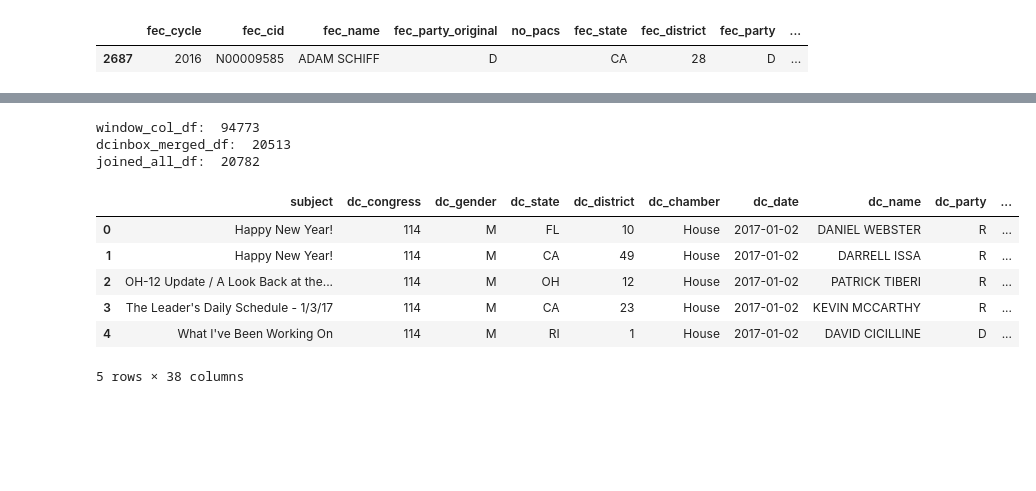
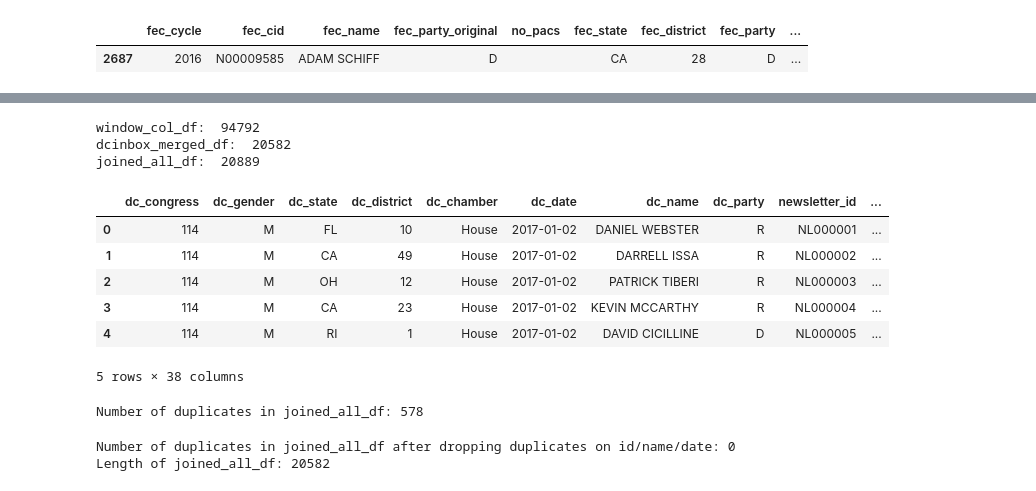
Before and after one commit to marobinette/cfd-project-ds1, a Jupyter notebook: notebooks/Matched_Politicians_Dataset_Creation.ipynb, the cells around one changed output, grey strips where cells are left out. Saved outputs shown, nothing was run; the diff lists cells and outputs as text; code cells hidden in the pictures; blank space fills up the shorter version.

```diff
--- a/notebooks/Matched_Politicians_Dataset_Creation.ipynb
+++ b/notebooks/Matched_Politicians_Dataset_Creation.ipynb
@@ -522,6 +441,9 @@ dcinbox_filtered_df = dcinbox_filtered_df.drop(
     errors='ignore'
 )
 
+# Convert the ID field to an integer
+dcinbox_filtered_df['ID'] = pd.to_numeric(dcinbox_filtered_df['ID'], errors='coerce').fillna(0).astype(int)
+
 print("Records in dcinbox_filtered_df:", len(dcinbox_filtered_df))
 print("newsletter count:", dcinbox_filtered_df["newsletter_count"].sum())
 
@@ -544,15 +466,22 @@ print(len(dcinbox_filtered_df))
 dcinbox_filtered_df['Date'] = pd.to_datetime(dcinbox_filtered_df['Date'])
 emotion_clean_df['date'] = pd.to_datetime(emotion_clean_df['date'])
 
+# dcinbox_emotion_df = dcinbox_filtered_df.merge(
+#     emotion_clean_df,
+#     left_on = ["Full Name", "Date", "Subject"],
+#     right_on = ["full_name", "date", "subject"],
+#     how = 'left'
+# )
+
 dcinbox_emotion_df = dcinbox_filtered_df.merge(
     emotion_clean_df,
-    left_on = ["Full Name", "Date", "Subject"],
-    right_on = ["full_name", "date", "subject"],
+    left_on = ["ID"],
+    right_on = ["id"],
     how = 'left'
 )
 
 # Drop the columns we don't need
-dcinbox_emotion_df = dcinbox_emotion_df.drop(columns=["full_name", "date", "subject", "first_name", "last_name"])
+dcinbox_emotion_df = dcinbox_emotion_df.drop(columns=["Subject", "full_name", "date", "subject", "first_name", "last_name"])
 
 print(dcinbox_filtered_df.columns)
 print(dcinbox_emotion_df.columns)
@@ -612,9 +540,9 @@ Number of duplicates in emotion_clean_df: 59
 # %%
-# Drop duplicate records from dcinbox data
+# Drop any duplicate records from dcinbox data
 
-dcinbox_emotion_df = dcinbox_emotion_df.drop_duplicates(subset=['Full Name', 'Date', 'Subject'])
+dcinbox_emotion_df = dcinbox_emotion_df.drop_duplicates(subset=['ID'])
 
-dc_dupes = dcinbox_emotion_df[dcinbox_emotion_df.duplicated(subset=["Full Name", "Date", "Subject"], keep=False)]
+dc_dupes = dcinbox_emotion_df[dcinbox_emotion_df.duplicated(subset=["ID"], keep=False)]
 print("Number of duplicates in dcinbox_emotion_df:", len(dc_dupes))
 
 print("Length of dcinbox_filered_df:", len(dcinbox_emotion_df))
@@ -746,6 +674,12 @@ window_col_df = window_col_df.sort_values(by = group_cols + ["contrib_date"])
 
 # Define a general rolling window function
 def add_forward_rolling_sum(df, value_cols, window_days = input_window_days):
+    """
+    args: df: this df is blah
+
+
+    output: a new dataframe with columns
+    """
     # value_cols should be a list, e.g. ["contrib_count", "contrib_amount"]
     days_col = "window_days"
     df[days_col] = 0  # initialize shared days column
@@ -886,24 +818,17 @@ Index(['subject', 'dc_congress', 'dc_gender', 'dc_state', 'dc_district',
 print("window_col_df: ", len(window_col_df))
 print("dcinbox_merged_df: ", len(dcinbox_merged_df))
 
-# small test set
-# dc_inbox_sum_df = dc_inbox_sum_df[dc_inbox_sum_df["dc_name"].str.contains("FINKENAUER")].copy()
-# dc_inbox_sum_df = dc_inbox_sum_df[dc_inbox_sum_df["dc_date"] >= "2020-01-30"].copy()
-
 # Merge by politician and date
 joined_all_df = dcinbox_merged_df.merge(
     window_col_df.drop(columns  =[
         'fec_cycle', 'fec_name', 'fec_party', 'fec_state', 'fec_district', 'dc_date', 'fundraising_terms', 'total_newsletters', 'fundraising_ratio', 'newsletter_id',
-        'subject', 'joy_score', 'neutral_score', 'surprise_score', 'fear_score', 'sadness_score', 'anger_score', 'disgust_score'
+        'joy_score', 'neutral_score', 'surprise_score', 'fear_score', 'sadness_score', 'anger_score', 'disgust_score', 'id'
     ]),
     left_on = ['fec_cid', 'dc_date'],
     right_on = ['fec_cid', 'contrib_date'],
     how = 'left'
 )
 print("joined_all_df: ", len(joined_all_df))
-
-# Drop the columns we don't need
-# joined_all_df = joined_all_df.drop(columns=['State', 'District', 'Party', "append_attribute2", "append_attribute3"])
 
 # Add score columns normalizing by this month's average daily performance
 joined_all_df["month_daily_count_score"] = (
@@ -912,43 +837,63 @@ joined_all_df["month_daily_count_score"] = (
 )
 joined_all_df["month_daily_amount_score"] = (
     (joined_all_df["window_contrib_amount"] / joined_all_df["window_days"]) /
     joined_all_df["avg_month_daily_contrib_amount"]
 )
 
 # Fill missing values for quantitative columns & format them
 num_cols_int = [
     "window_days", "contrib_count", "avg_daily_contrib_count",
     "window_contrib_count", "avg_month_daily_contrib_count"
 ]
 num_cols_float = [
     "contrib_amount", "avg_daily_contrib_amount", "window_contrib_amount",
     "month_daily_count_score", "month_daily_amount_score",
     "avg_month_daily_contrib_amount"
 ]
 
 # Fill NAs
 for col in num_cols_int:
     if col in joined_all_df.columns:
         joined_all_df[col] = joined_all_df[col].fillna(0).astype(int)
 for col in num_cols_float:
     if col in joined_all_df.columns:
         joined_all_df[col] = joined_all_df[col].fillna(0).astype(float).map("{:.2f}".format)
 
 # print(dc_inbox_sum_df.columns)
 # print(joined_all_df.columns)
 joined_all_df.head()
 # print(window_col_df.columns)
 # %% [output]
-window_col_df:  94773
-dcinbox_merged_df:  20513
-joined_all_df:  20782
+window_col_df:  94792
+dcinbox_merged_df:  20582
+joined_all_df:  20889
-|  | subject | dc_congress | dc_gender | dc_state | dc_district | dc_chamber | dc_date | dc_name | dc_party | ... |
-| 0 | Happy New Year! | 114 | M | FL | 10 | House | 2017-01-02 | DANIEL WEBSTER | R | ... |
-| 1 | Happy New Year! | 114 | M | CA | 49 | House | 2017-01-02 | DARRELL ISSA | R | ... |
-| 2 | OH-12 Update / A Look Back at the... | 114 | M | OH | 12 | House | 2017-01-02 | PATRICK TIBERI | R | ... |
-| 3 | The Leader's Daily Schedule - 1/3/17 | 114 | M | CA | 23 | House | 2017-01-02 | KEVIN MCCARTHY | R | ... |
-| 4 | What I've Been Working On | 114 | M | RI | 1 | House | 2017-01-02 | DAVID CICILLINE | D | ... |
+|  | dc_congress | dc_gender | dc_state | dc_district | dc_chamber | dc_date | dc_name | dc_party | newsletter_id | ... |
+| 0 | 114 | M | FL | 10 | House | 2017-01-02 | DANIEL WEBSTER | R | NL000001 | ... |
+| 1 | 114 | M | CA | 49 | House | 2017-01-02 | DARRELL ISSA | R | NL000002 | ... |
+| 2 | 114 | M | OH | 12 | House | 2017-01-02 | PATRICK TIBERI | R | NL000003 | ... |
+| 3 | 114 | M | CA | 23 | House | 2017-01-02 | KEVIN MCCARTHY | R | NL000004 | ... |
+| 4 | 114 | M | RI | 1 | House | 2017-01-02 | DAVID CICILLINE | D | NL000005 | ... |
 5 rows × 38 columns
+# %%
+# QC to find duplicates in joined data
+
+joined_dupes = joined_all_df[joined_all_df.duplicated(subset=["id", "dc_name", "dc_date"], keep=False)]
+print("Number of duplicates in joined_all_df:", len(joined_dupes))
+# print(joined_dupes)
+# %% [output]
+Number of duplicates in joined_all_df: 578
+# %%
+# Drop any duplicate records from joined data
+
+joined_all_df = joined_all_df.drop_duplicates(subset=['id'])
+
+dc_dupes = joined_all_df[joined_all_df.duplicated(subset=["id", "dc_name", "dc_date"], keep=False)]
+print("Number of duplicates in joined_all_df after dropping duplicates on id/name/date:", len(dc_dupes))
+
+print("Length of joined_all_df:", len(joined_all_df))
+# %% [output]
+Number of duplicates in joined_all_df after dropping duplicates on id/name/date: 0
+Length of joined_all_df: 20582
 # %%
 # QC for specific Congresspeople
 
```
Also changed, not shown: parts of 24 cells of this notebook, 4 other files.
